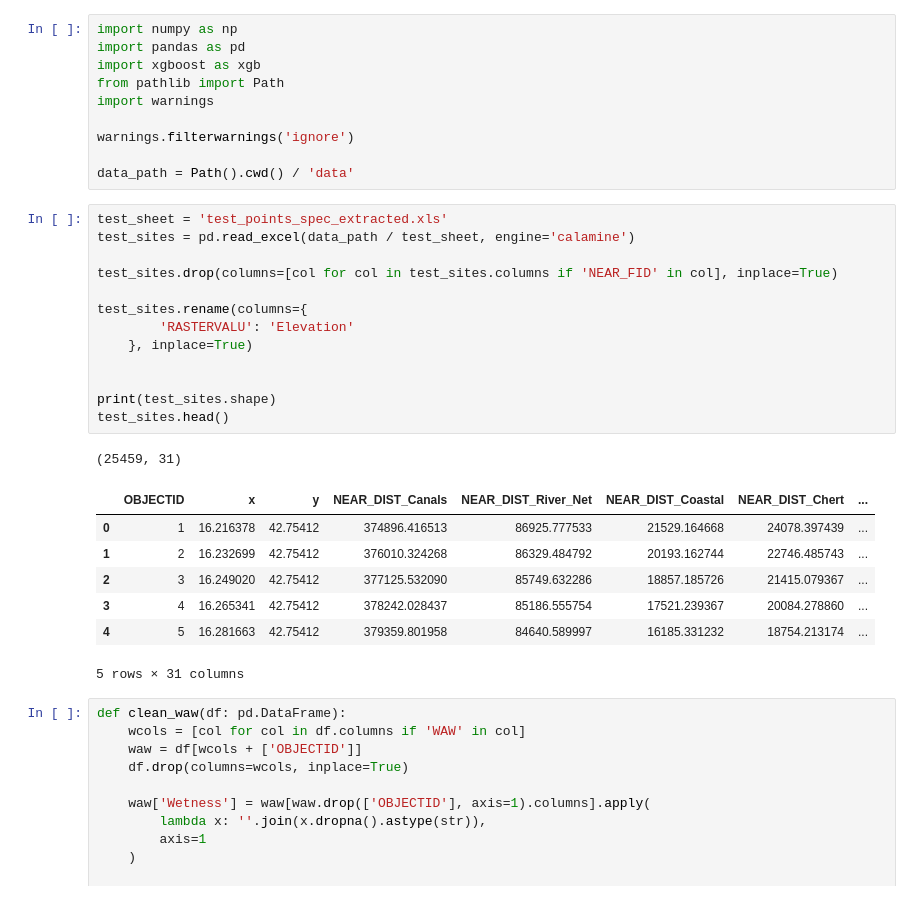
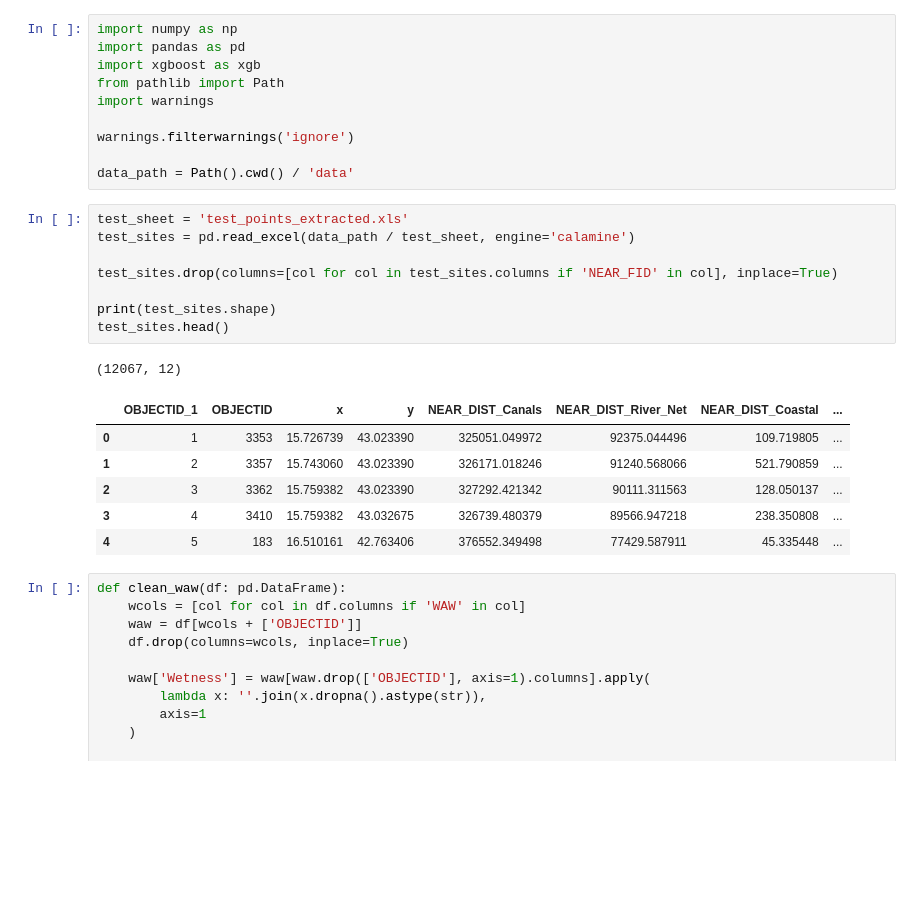
Before and after one commit to BU-Spark/ds-ciss-predicting-dig-sites, a Jupyter notebook: analysis/model.ipynb, the cells around one changed output. Cells and saved outputs as stored; diff of their text form; blank space fills up the shorter version.

```diff
--- a/analysis/model.ipynb
+++ b/analysis/model.ipynb
@@ -9,27 +9,21 @@ warnings.filterwarnings('ignore')
 
 data_path = Path().cwd() / 'data'
 # %%
-test_sheet = 'test_points_spec_extracted.xls'
+test_sheet = 'test_points_extracted.xls'
 test_sites = pd.read_excel(data_path / test_sheet, engine='calamine')
 
 test_sites.drop(columns=[col for col in test_sites.columns if 'NEAR_FID' in col], inplace=True)
 
-test_sites.rename(columns={
-        'RASTERVALU': 'Elevation'
-    }, inplace=True)
-
-
 print(test_sites.shape)
 test_sites.head()
 # %% [output]
-(25459, 31)
+(12067, 12)
-|  | OBJECTID | x | y | NEAR_DIST_Canals | NEAR_DIST_River_Net | NEAR_DIST_Coastal | NEAR_DIST_Chert | ... |
-| 0 | 1 | 16.216378 | 42.75412 | 374896.416513 | 86925.777533 | 21529.164668 | 24078.397439 | ... |
-| 1 | 2 | 16.232699 | 42.75412 | 376010.324268 | 86329.484792 | 20193.162744 | 22746.485743 | ... |
-| 2 | 3 | 16.249020 | 42.75412 | 377125.532090 | 85749.632286 | 18857.185726 | 21415.079367 | ... |
-| 3 | 4 | 16.265341 | 42.75412 | 378242.028437 | 85186.555754 | 17521.239367 | 20084.278860 | ... |
-| 4 | 5 | 16.281663 | 42.75412 | 379359.801958 | 84640.589997 | 16185.331232 | 18754.213174 | ... |
+|  | OBJECTID_1 | OBJECTID | x | y | NEAR_DIST_Canals | NEAR_DIST_River_Net | NEAR_DIST_Coastal | ... |
+| 0 | 1 | 3353 | 15.726739 | 43.023390 | 325051.049972 | 92375.044496 | 109.719805 | ... |
+| 1 | 2 | 3357 | 15.743060 | 43.023390 | 326171.018246 | 91240.568066 | 521.790859 | ... |
+| 2 | 3 | 3362 | 15.759382 | 43.023390 | 327292.421342 | 90111.311563 | 128.050137 | ... |
+| 3 | 4 | 3410 | 15.759382 | 43.032675 | 326739.480379 | 89566.947218 | 238.350808 | ... |
+| 4 | 5 | 183 | 16.510161 | 42.763406 | 376552.349498 | 77429.587911 | 45.335448 | ... |
-5 rows × 31 columns
 # %%
 def clean_waw(df: pd.DataFrame):
     wcols = [col for col in df.columns if 'WAW' in col]
```
Also changed, not shown: parts of 22 cells of this notebook, 8 other files.
